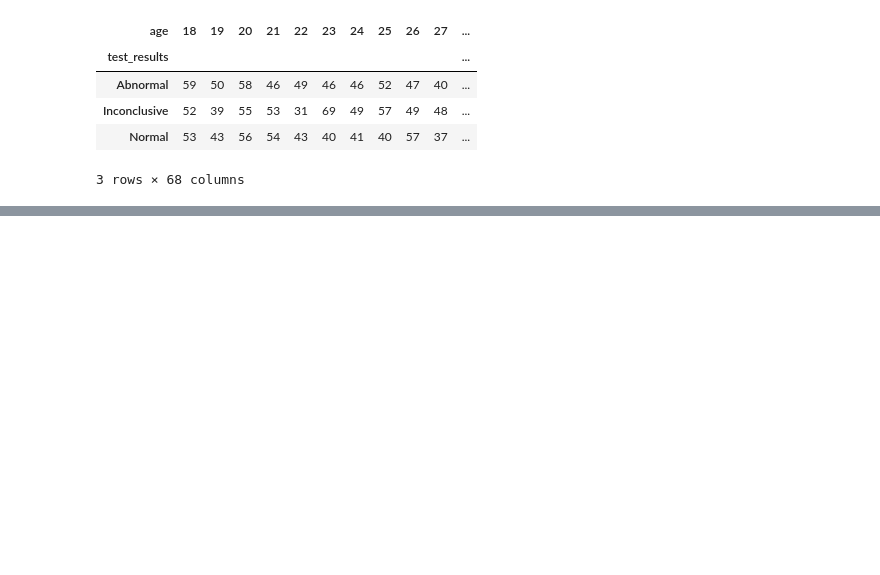
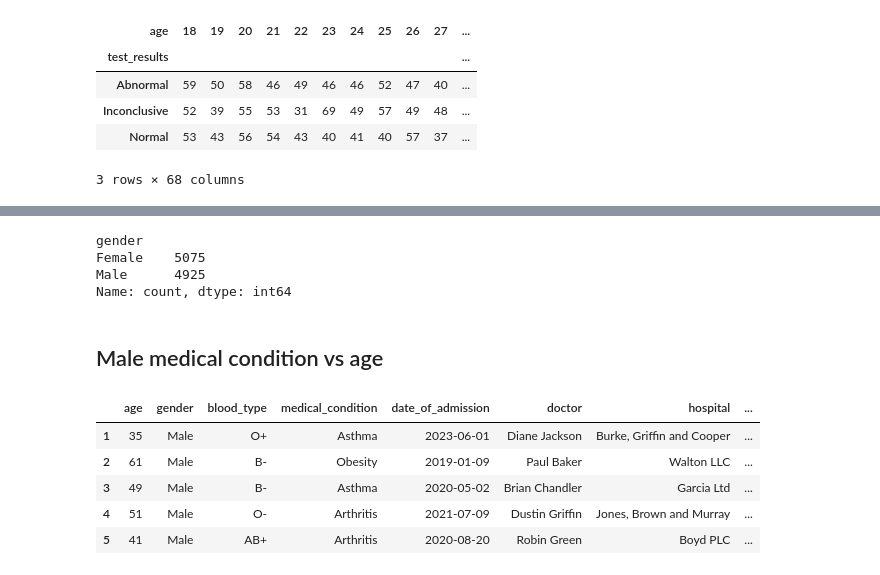
Before and after one commit to Dan-I-El/Healthcare-data-analysis, a Jupyter notebook: analysis.ipynb, the cells around one changed output, grey strips where cells are left out. Drawn from its saved outputs; the diff is of its cells as text; code cells hidden in the pictures; blank space fills up the shorter version.

```diff
--- a/analysis.ipynb
+++ b/analysis.ipynb
@@ -231,0 +222,19 @@ for idx, (result, counts) in enumerate(age_groups.iterrows()):
+# %%
+df["gender"].value_counts()
+# %% [output]
+gender
+Female    5075
+Male      4925
+Name: count, dtype: int64
+# %% [markdown]
+## Male medical condition vs age
+# %%
+male_df = df[df["gender"] == "Male"]
+male_df.head()
+# %% [output]
+|  | age | gender | blood_type | medical_condition | date_of_admission | doctor | hospital | ... |
+| 1 | 35 | Male | O+ | Asthma | 2023-06-01 | Diane Jackson | Burke, Griffin and Cooper | ... |
+| 2 | 61 | Male | B- | Obesity | 2019-01-09 | Paul Baker | Walton LLC | ... |
+| 3 | 49 | Male | B- | Asthma | 2020-05-02 | Brian Chandler | Garcia Ltd | ... |
+| 4 | 51 | Male | O- | Arthritis | 2021-07-09 | Dustin Griffin | Jones, Brown and Murray | ... |
+| 5 | 41 | Male | AB+ | Arthritis | 2020-08-20 | Robin Green | Boyd PLC | ... |
```
Also changed, not shown: parts of 12 cells of this notebook.
